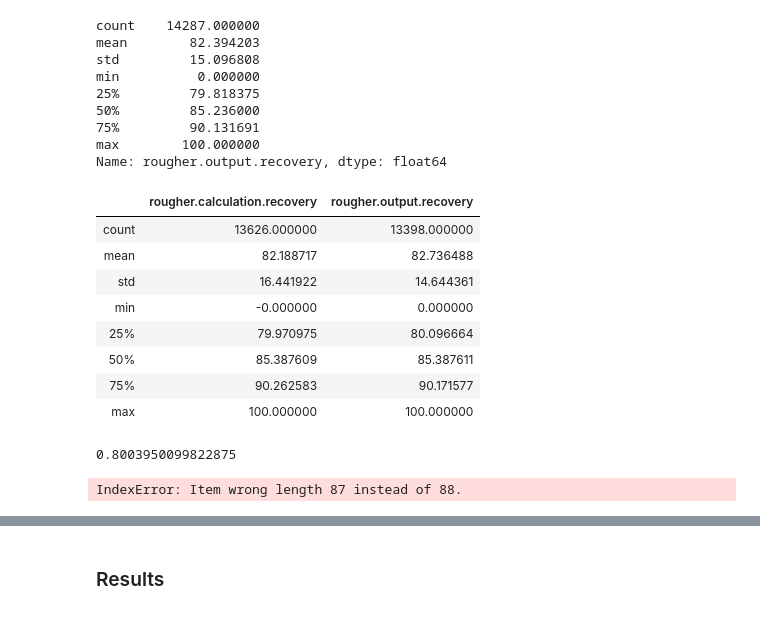
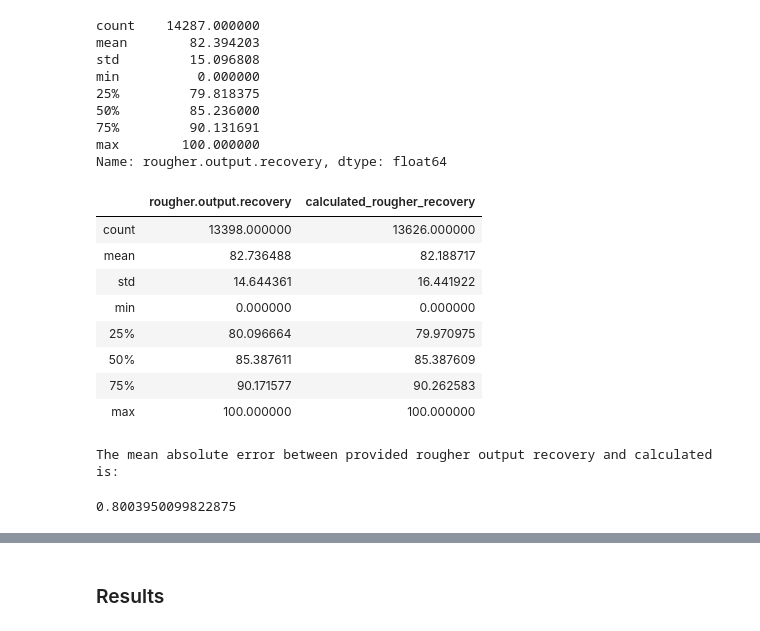
Before and after one commit to lucasmouragomes/portfolio, a Jupyter notebook: gold_mining/sprint10_project.ipynb, the cells around one changed output, grey strips where cells are left out. Drawn from its saved outputs; the diff is of its cells as text; code cells hidden in the pictures.

```diff
--- a/gold_mining/sprint10_project.ipynb
+++ b/gold_mining/sprint10_project.ipynb
@@ -152,42 +152,34 @@ def calc_recovery_rougher(row):
         result = np.nan
     if result > 100:
         result = 100
-    elif result < 0:
-        result = 0
+    elif result <= 0:
+        result = +0.0
     return result
-
-def calc_recovery_final(row):
-    C = row['final.output.concentrate_au'] # gold concentration after purification
-    F = row['rougher.output.concentrade_au'] # gold in concentrate right after flotation
-    T = row['final.tail_au'] # gold in tails after purification
-    try:
-        result = C * (F - T)/(F * (C - T )) * 100
-    except:
-        result = np.nan
-    if result > 100:
-        result = 100
-    elif result < 0:
-        result = 0
-    return result
 # %%
 rougher_recovery = df['train'].apply(calc_recovery_rougher, axis=1)
+rougher_recovery.name = 'calculated_rougher_recovery'
+# %%
+display(df['train'][['rougher.output.recovery']].describe().merge(rougher_recovery.describe(), left_index=True, right_index=True))
+print('The mean absolute error between provided rougher output recovery and calculated is:\n')
+display(
+    metrics.mean_absolute_error(
+        df['train']['rougher.output.recovery'].fillna(0),
+        rougher_recovery.fillna(0)
+        )
+    )
+# %% [output]
+|  | rougher.output.recovery | calculated_rougher_recovery |
+| count | 13398.000000 | 13626.000000 |
+| mean | 82.736488 | 82.188717 |
+| std | 14.644361 | 16.441922 |
+| min | 0.000000 | 0.000000 |
+| 25% | 80.096664 | 79.970975 |
+| 50% | 85.387611 | 85.387609 |
+| 75% | 90.171577 | 90.262583 |
+| max | 100.000000 | 100.000000 |
+The mean absolute error between provided rougher output recovery and calculated is:
+0.8003950099822875
 # %%
-df['train'][['rougher.calculation.recovery', 'rougher.output.recovery']].describe()
+df['train']['rougher.output.recovery'] = rougher_recovery
-# %% [output]
-|  | rougher.calculation.recovery | rougher.output.recovery |
-| count | 13626.000000 | 13398.000000 |
-| mean | 82.188717 | 82.736488 |
-| std | 16.441922 | 14.644361 |
-| min | -0.000000 | 0.000000 |
-| 25% | 79.970975 | 80.096664 |
-| 50% | 85.387609 | 85.387611 |
-| 75% | 90.262583 | 90.171577 |
-| max | 100.000000 | 100.000000 |
 # %%
-metrics.mean_absolute_error(df['train']['rougher.calculation.recovery'].fillna(0), df['train']['rougher.output.recovery'].fillna(0))
+df['train'] = df['train'].loc[df['train']['rougher.output.recovery'].notna(), :].reset_index(drop=True)
-# %% [output]
-0.8003950099822875
-# %%
-df['train'][df['train']['rougher.input.feed_au'] == 0].loc[:, input_bool_index]
-# %% [output]
-IndexError: Item wrong length 87 instead of 88.
```
Also changed, not shown: parts of 6 cells of this notebook.
